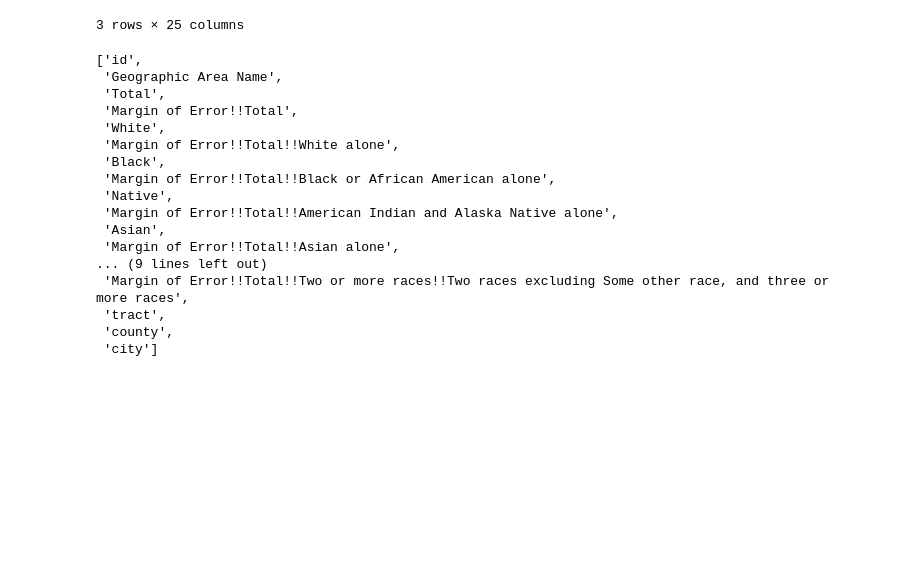
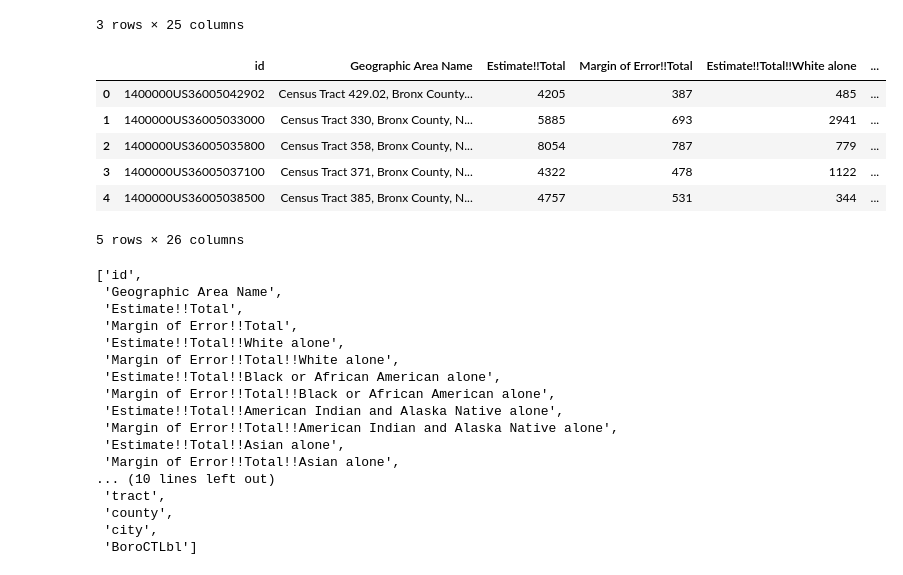
Before and after one commit to westerleyy/medicareinNYC, a Jupyter notebook: data/acs_nyc_race_info/prettify_acs_race_data.ipynb, the cells around one changed output. Drawn from its saved outputs; the diff is of its cells as text; code cells hidden in the pictures; blank space fills up the shorter version.

```diff
--- a/data/acs_nyc_race_info/prettify_acs_race_data.ipynb
+++ b/data/acs_nyc_race_info/prettify_acs_race_data.ipynb
@@ -24,5 +31,15 @@ tracts.head(3)
+# %%
+tracts.head()
+# %% [output]
+|  | id | Geographic Area Name | Estimate!!Total | Margin of Error!!Total | Estimate!!Total!!White alone | ... |
+| 0 | 1400000US36005042902 | Census Tract 429.02, Bronx County... | 4205 | 387 | 485 | ... |
+| 1 | 1400000US36005033000 | Census Tract 330, Bronx County, N... | 5885 | 693 | 2941 | ... |
+| 2 | 1400000US36005035800 | Census Tract 358, Bronx County, N... | 8054 | 787 | 779 | ... |
+| 3 | 1400000US36005037100 | Census Tract 371, Bronx County, N... | 4322 | 478 | 1122 | ... |
+| 4 | 1400000US36005038500 | Census Tract 385, Bronx County, N... | 4757 | 531 | 344 | ... |
+5 rows × 26 columns
 # %%
-cols_to_keep = ['city', 'tract', 'county', 'Total', 'White', 'Black', 'Native', 'Asian',
+cols_to_keep = ['city', 'tract', 'county', "BoroCTLbl", 'Total', 'White', 'Black', 'Native', 'Asian',
                 'Pacific Islander', 'Other','Two or More']
 
 prettier_cols = {
@@ -40,21 +57,21 @@ list(tracts.columns)
 # %% [output]
 ['id',
  'Geographic Area Name',
- 'Total',
+ 'Estimate!!Total',
  'Margin of Error!!Total',
- 'White',
+ 'Estimate!!Total!!White alone',
  'Margin of Error!!Total!!White alone',
- 'Black',
+ 'Estimate!!Total!!Black or African American alone',
  'Margin of Error!!Total!!Black or African American alone',
- 'Native',
+ 'Estimate!!Total!!American Indian and Alaska Native alone',
  'Margin of Error!!Total!!American Indian and Alaska Native alone',
- 'Asian',
+ 'Estimate!!Total!!Asian alone',
  'Margin of Error!!Total!!Asian alone',
-... (9 lines left out)
- 'Margin of Error!!Total!!Two or more races!!Two races excluding Some other race, and three or more races',
+... (10 lines left out)
  'tract',
  'county',
- 'city']
+ 'city',
+ 'BoroCTLbl']
 # %%
 tracts.rename(columns=prettier_cols, inplace=True)
 tracts.head()
```
Also changed, not shown: parts of 4 cells of this notebook, 40 other files.
